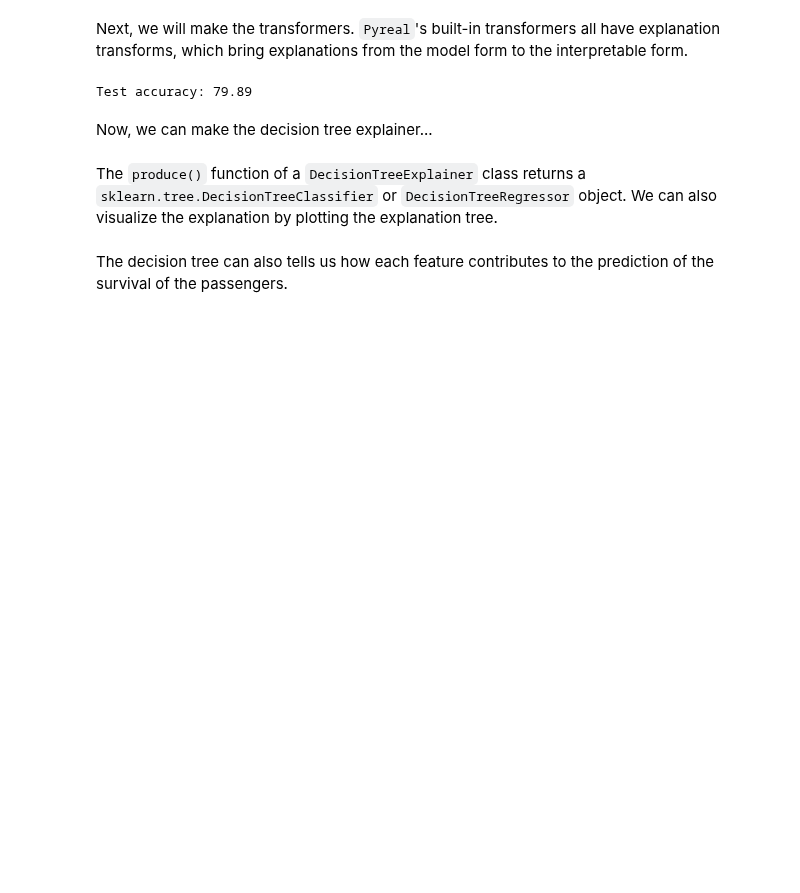
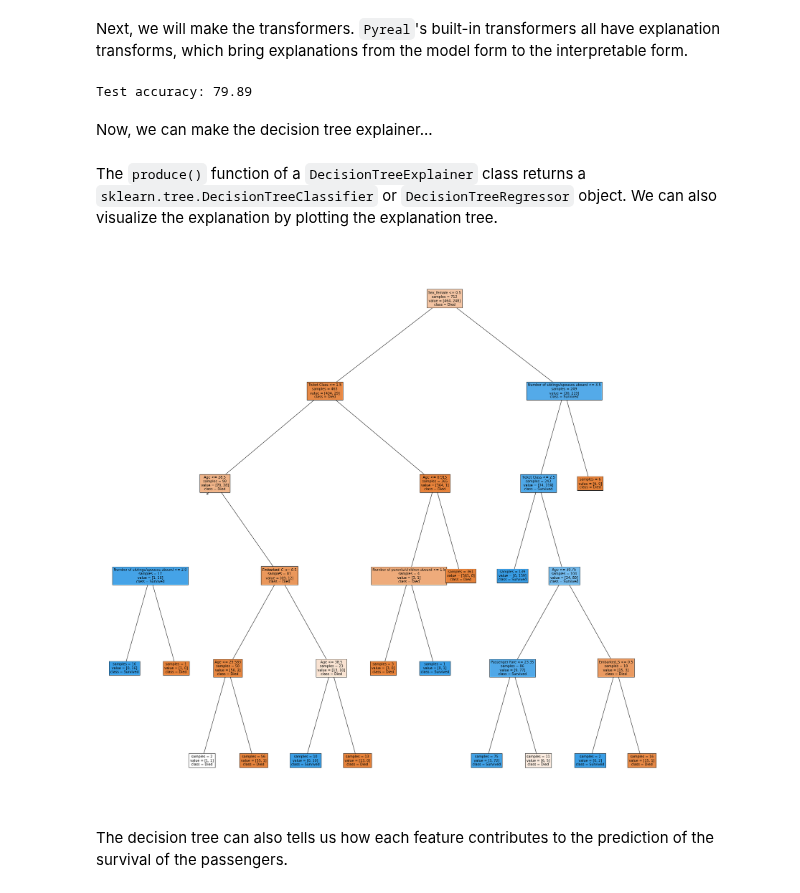
Before and after one commit to sibyl-dev/pyreal, a Jupyter notebook: tutorials/titanic/titanic_feature_explanations_dte.ipynb, the cells around one changed output. Drawn from its saved outputs; the diff is of its cells as text; code cells hidden in the pictures; blank space fills up the shorter version.

```diff
--- a/tutorials/titanic/titanic_feature_explanations_dte.ipynb
+++ b/tutorials/titanic/titanic_feature_explanations_dte.ipynb
@@ -73,9 +73,11 @@ The `produce()` function of a `DecisionTreeExplainer` class returns a `sklearn.t
 # %%
 from pyreal.utils import visualize
 
 decision_tree = dte.produce() # The visualization can run without this line
 
-visualize.plot_decision_tree(dte, size=(30, 30), fontsize=10, color=True)
+visualize.plot_decision_tree(dte, size=(30, 30), class_names=["died", "survived"], fontsize=10, color=True)
+# %% [output]
+[figure, added]
 # %% [markdown]
 The decision tree can also tells us how each feature contributes to the prediction of the survival of the passengers.
 # %%
```
Also changed, not shown: parts of 1 cell of this notebook, 3 other files.
